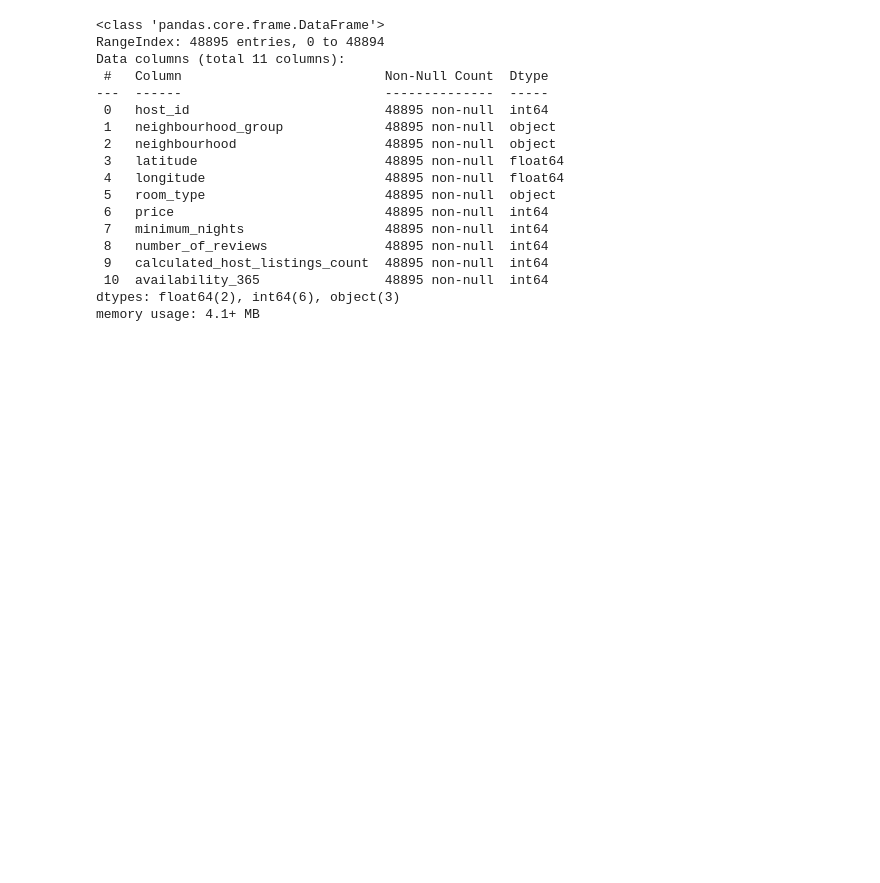
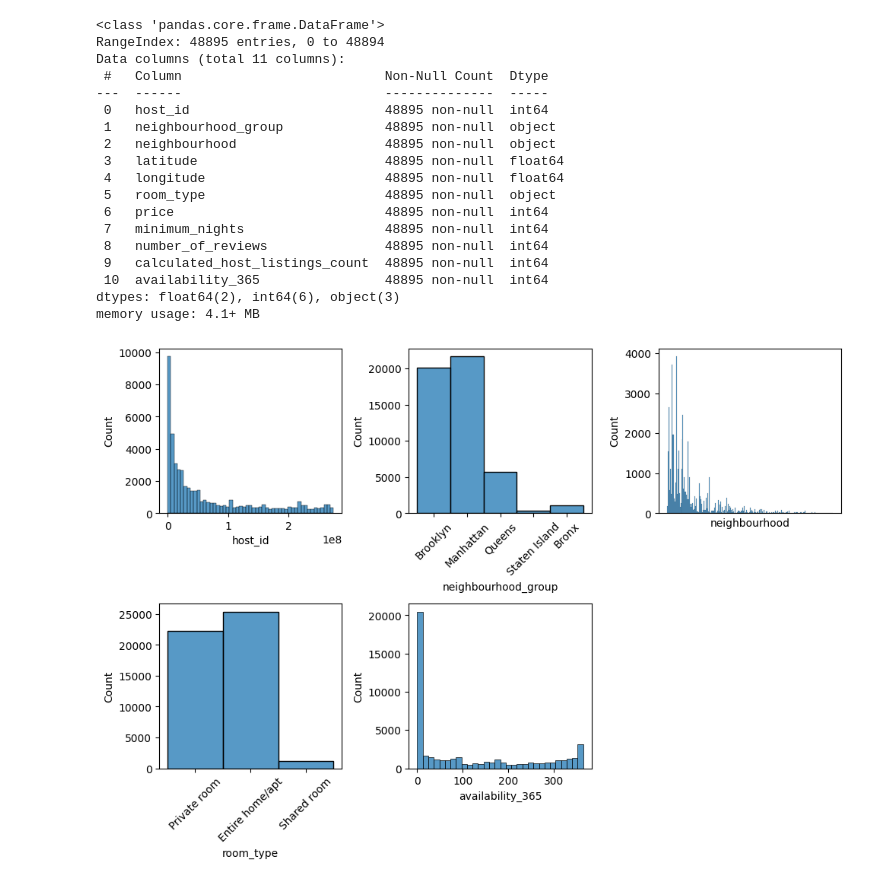
Before and after one commit to bartowen/EDA, a Jupyter notebook: src/explore.ipynb, the cells around one changed output. Cells and saved outputs as stored; diff of their text form; code cells hidden in the pictures; blank space fills up the shorter version.

Commit message:
analisis univariantes categoricas

```diff
--- a/src/explore.ipynb
+++ b/src/explore.ipynb
@@ -128,3 +128,38 @@ Data columns (total 11 columns):
  10  availability_365                48895 non-null  int64
 dtypes: float64(2), int64(6), object(3)
 memory usage: 4.1+ MB
+# %%
+# Analisis univarientes
+# Analisis Variables categoricas. Una variable categórica es un tipo de variable que puede tomar uno de un número limitado de categorías o grupos
+# Hay que usar Histograma e identificar cuales son categoricas
+# host_id al ser un número no lo puedo ordenar. Es ideferente si un host_id va primero que otro.
+# Categórica : host_id, neighbourhood_group, neighbourhood, room_type, availability_365
+# Numérica: latitude, longitude, price, calculated_host_listings_count, availability_365, minimum_nights
+# Duda Categorica/numerica = availability_365, minimum_nights
+
+import matplotlib.pyplot as plt
+import seaborn as sns
+
+fig, axis = plt.subplots(2, 3, figsize = (10, 7))
+
+sns.histplot(ax= axis[0,0], data = df, x='host_id')
+sns.histplot(ax= axis[0,1], data = df, x='neighbourhood_group')
+sns.histplot(ax= axis[0,2], data = df, x='neighbourhood').set_xticks([])
+sns.histplot(ax= axis[1,0], data = df, x='room_type')
+sns.histplot(ax= axis[1,1], data = df, x='availability_365')
+fig.delaxes(axis[1,2])
+
+for i, label in enumerate(axis[0, 2].get_xticklabels()):
+    if i % 10 != 0:  # Mostrar solo cada décima etiqueta
+        label.set_visible(False)
+
+
+axis[0, 1].tick_params(axis='x', rotation=45)
+axis[1, 0].tick_params(axis='x', rotation=45)
+
+# Ajustar el layout
+plt.tight_layout()
+
+plt.show()
+# %% [output]
+[figure, added]
```
